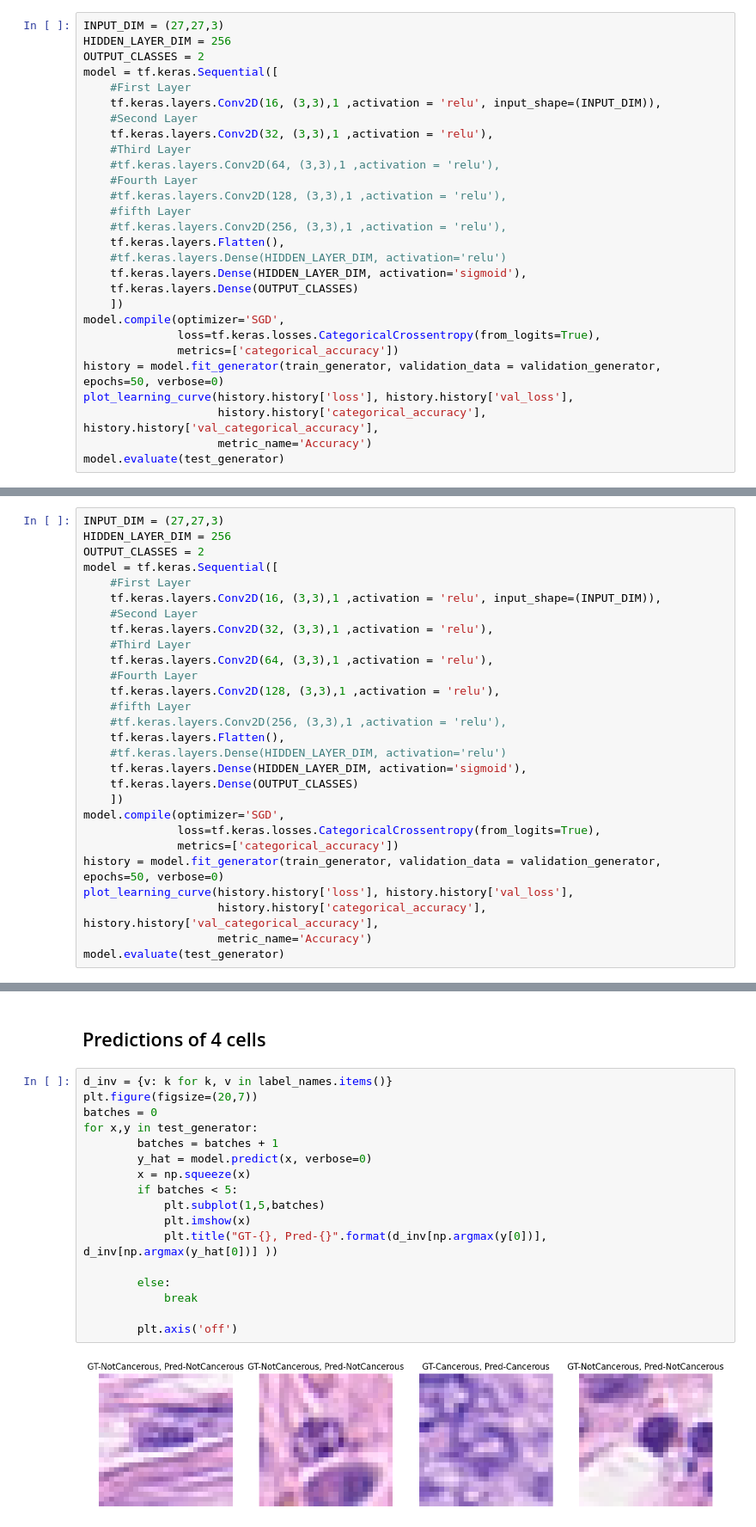
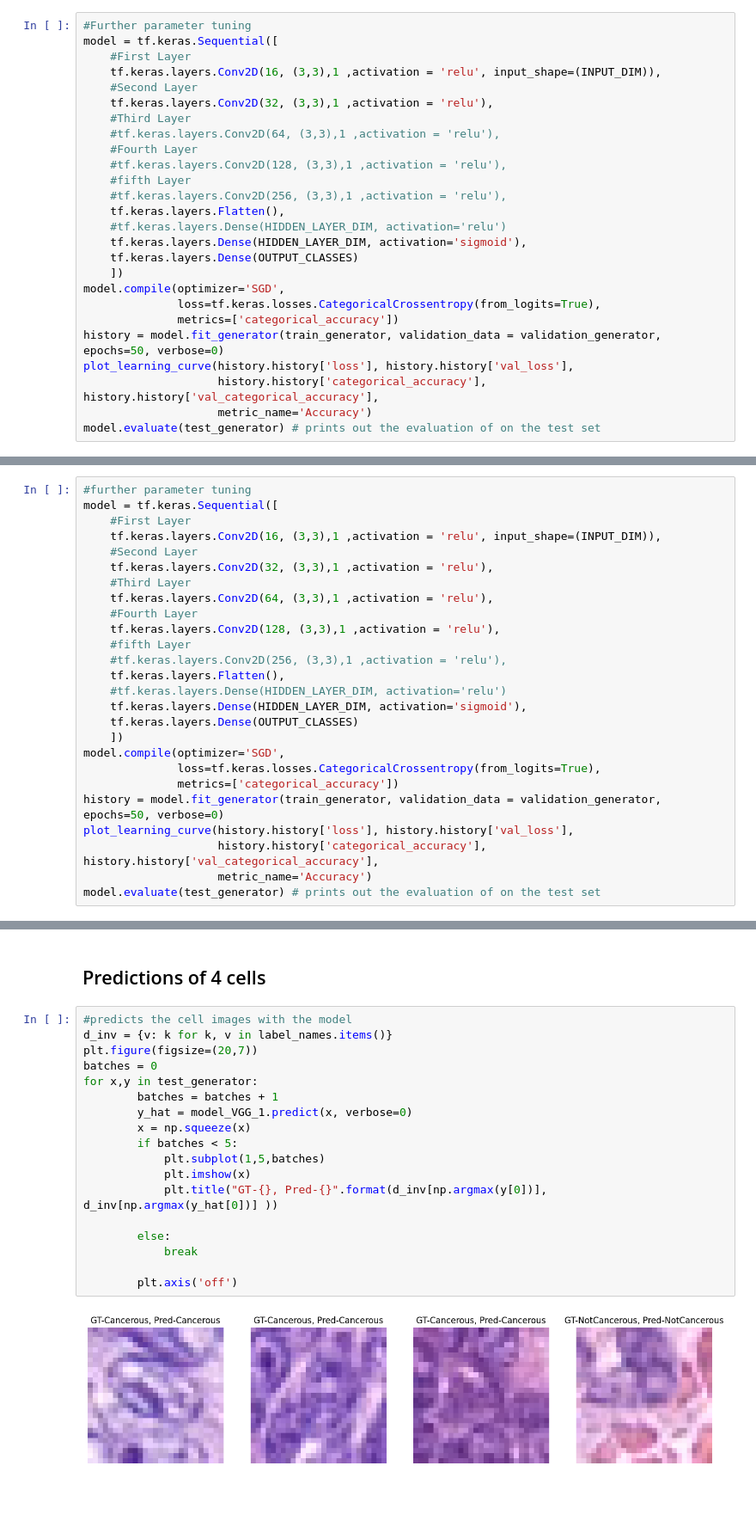
Before and after one commit to SaicharanKannan/Ml_A2, a Jupyter notebook: final_final.ipynb, the cells around one changed output, grey strips where cells are left out. Shown: that part at 86% size. Cells and saved outputs as stored; diff of their text form; blank space fills up the shorter version.

```diff
--- a/final_final.ipynb
+++ b/final_final.ipynb
@@ -623,9 +625,7 @@ _________________________________________________________________
 # %% [markdown]
 ## 2 Layers
 # %%
-INPUT_DIM = (27,27,3)
-HIDDEN_LAYER_DIM = 256
-OUTPUT_CLASSES = 2
+#Further parameter tuning
 model = tf.keras.Sequential([
     #First Layer
     tf.keras.layers.Conv2D(16, (3,3),1 ,activation = 'relu', input_shape=(INPUT_DIM)),
@@ -649,7 +649,7 @@ history = model.fit_generator(train_generator, validation_data = validation_gene
 plot_learning_curve(history.history['loss'], history.history['val_loss'],
                     history.history['categorical_accuracy'], history.history['val_categorical_accuracy'],
                     metric_name='Accuracy')
-model.evaluate(test_generator)
+model.evaluate(test_generator) # prints out the evaluation of on the test set
 # %% [output]
 [figure]
 1980/1980 [==============================] - 6s 3ms/step - loss: 0.2740 - categorical_accuracy: 0.8909
@@ -657,9 +657,7 @@ model.evaluate(test_generator)
 # %% [markdown]
 ## 4 Layers
 # %%
-INPUT_DIM = (27,27,3)
-HIDDEN_LAYER_DIM = 256
-OUTPUT_CLASSES = 2
+#further parameter tuning
 model = tf.keras.Sequential([
     #First Layer
     tf.keras.layers.Conv2D(16, (3,3),1 ,activation = 'relu', input_shape=(INPUT_DIM)),
@@ -683,7 +681,7 @@ history = model.fit_generator(train_generator, validation_data = validation_gene
 plot_learning_curve(history.history['loss'], history.history['val_loss'],
                     history.history['categorical_accuracy'], history.history['val_categorical_accuracy'],
                     metric_name='Accuracy')
-model.evaluate(test_generator)
+model.evaluate(test_generator) # prints out the evaluation of on the test set
 # %% [output]
 [figure]
 1980/1980 [==============================] - 15s 8ms/step - loss: 0.2800 - categorical_accuracy: 0.8884
@@ -825,21 +828,22 @@ model_VGG_1.evaluate(test_generator)
 # %% [markdown]
 ## Predictions of 4 cells
 # %%
+#predicts the cell images with the model
 d_inv = {v: k for k, v in label_names.items()}
 plt.figure(figsize=(20,7))
 batches = 0
 for x,y in test_generator:
         batches = batches + 1
-        y_hat = model.predict(x, verbose=0)
+        y_hat = model_VGG_1.predict(x, verbose=0)
         x = np.squeeze(x)
         if batches < 5:
             plt.subplot(1,5,batches)
             plt.imshow(x)
             plt.title("GT-{}, Pred-{}".format(d_inv[np.argmax(y[0])], d_inv[np.argmax(y_hat[0])] ))
 
         else:
             break
 
         plt.axis('off')
 # %% [output]
-[figure, old version]
+[figure, new version]
```
Also changed, not shown: parts of 11 cells of this notebook.
